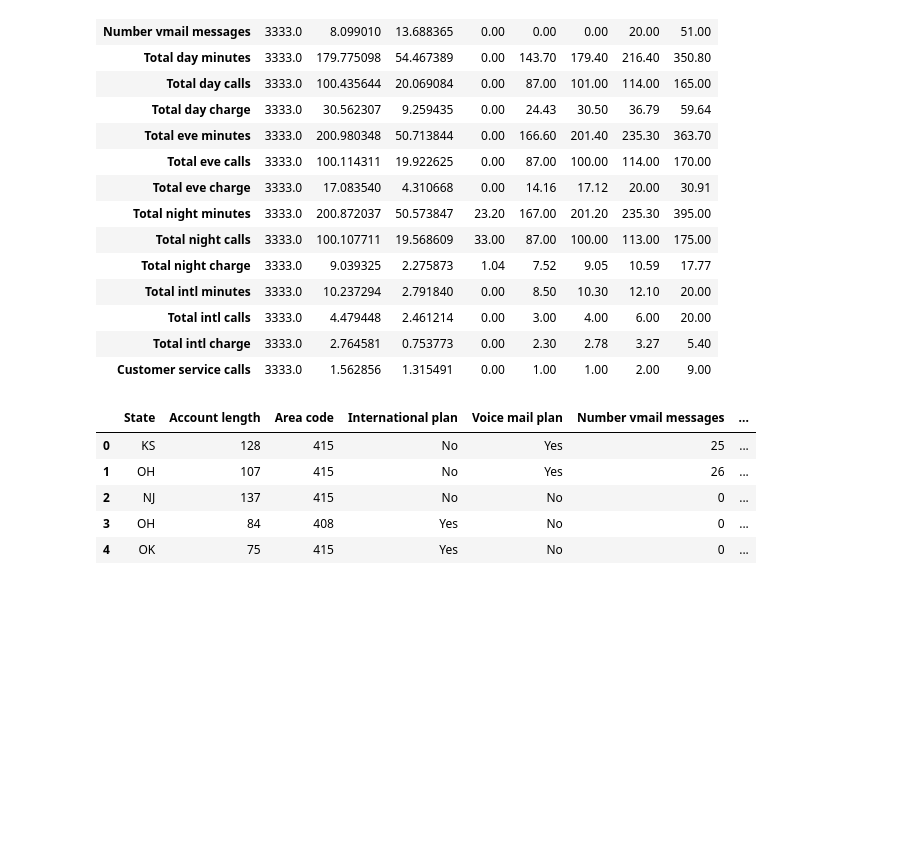
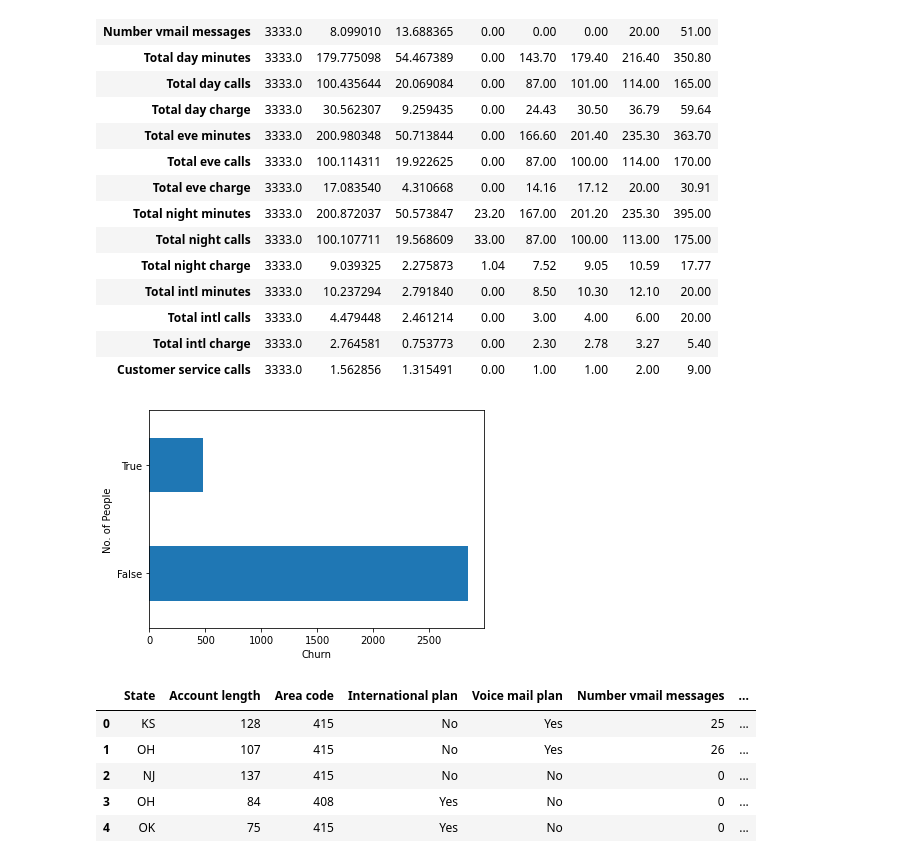
Before and after one commit to Ashvin-Vargez/Telecom-Churn-Analysis-EDA-Project-, a Jupyter notebook: eda_Telecom_Churn_Analysis_Capstone_Project.ipynb, the cells around one changed output. Drawn from its saved outputs; the diff is of its cells as text; code cells hidden in the pictures; blank space fills up the shorter version.

```diff
--- a/eda_Telecom_Churn_Analysis_Capstone_Project.ipynb
+++ b/eda_Telecom_Churn_Analysis_Capstone_Project.ipynb
@@ -114,6 +114,15 @@ df_tel_stat
 | Total intl calls | 3333.0 | 4.479448 | 2.461214 | 0.00 | 3.00 | 4.00 | 6.00 | 20.00 |
 | Total intl charge | 3333.0 | 2.764581 | 0.753773 | 0.00 | 2.30 | 2.78 | 3.27 | 5.40 |
 | Customer service calls | 3333.0 | 1.562856 | 1.315491 | 0.00 | 1.00 | 1.00 | 2.00 | 9.00 |
+# %%
+# Histogram representing the No.of people who have churned
+churn_count = df_tel.groupby('Churn')['Churn'].count()
+churn_count.plot(kind = 'barh')
+plt.xlabel('Churn')
+plt.ylabel('No. of People')
+plt.show()
+# %% [output]
+[figure, added]
 # %%
 #create dataframe for account length
 def account_cat(a) :
```
Also changed, not shown: parts of 18 cells of this notebook.
